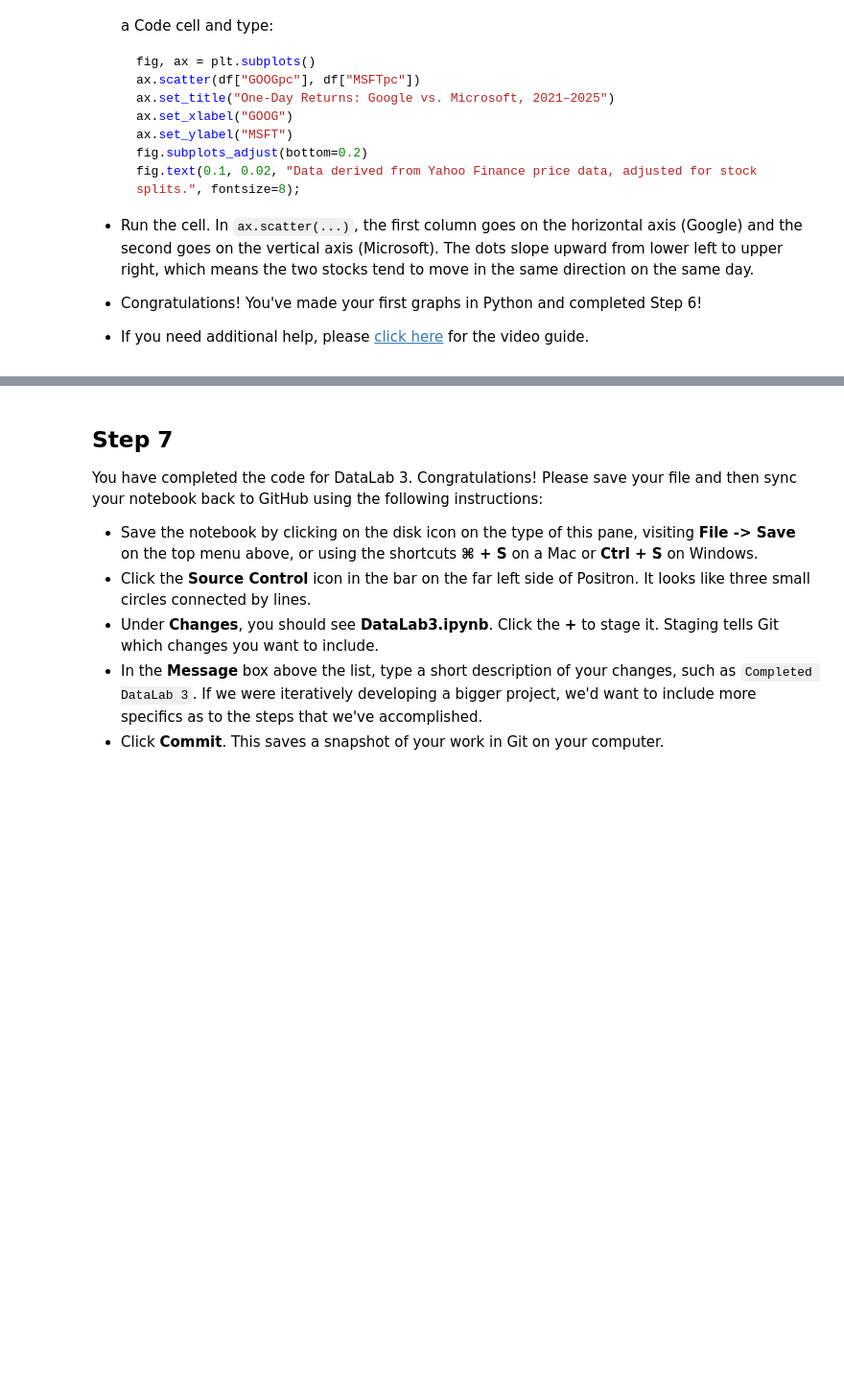
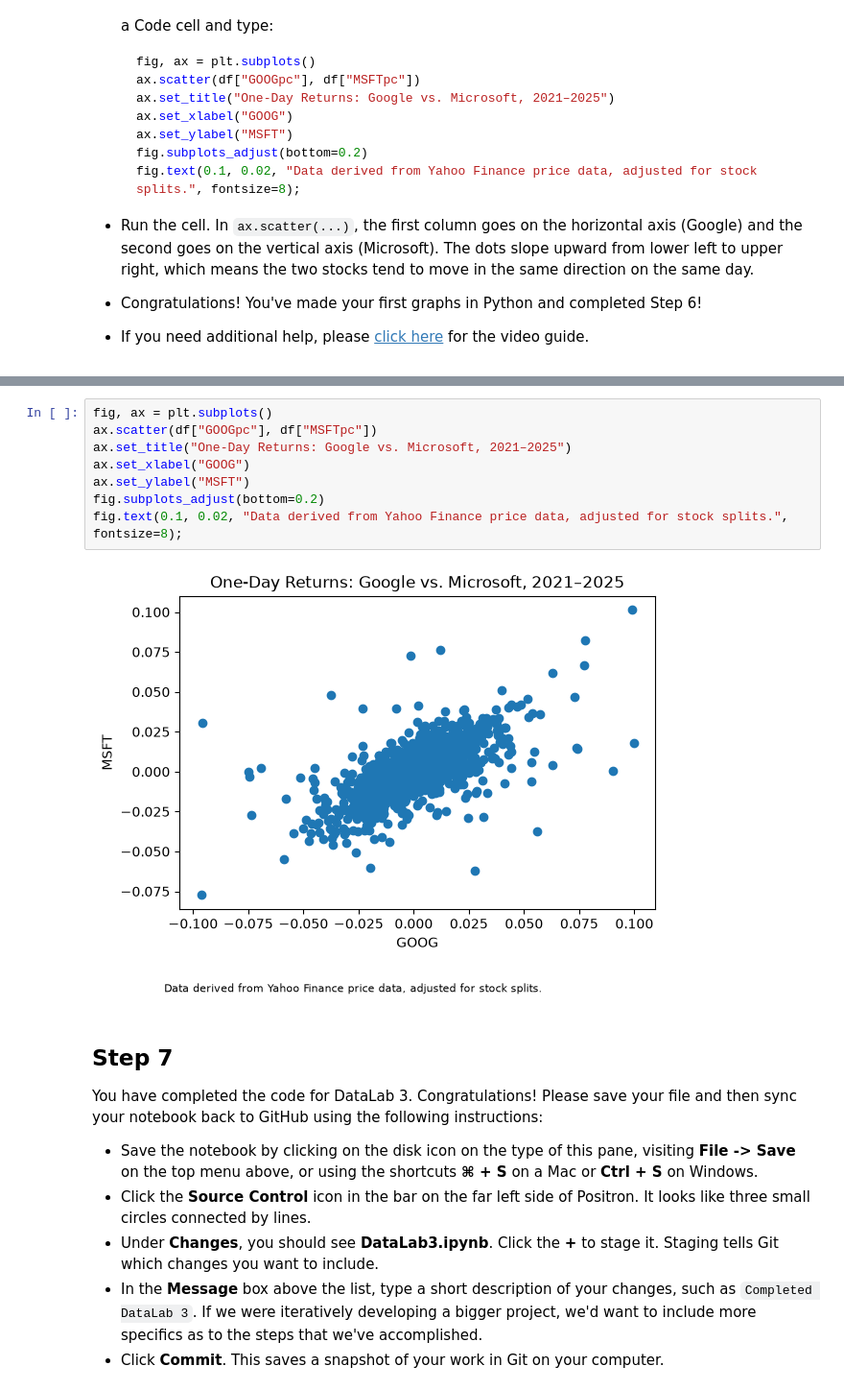
Before and after one commit to bjparsley/cu-quantitative-methods-fall-2026-datalab-3-bjparsley, a Jupyter notebook: DataLab3.ipynb, the cells around one changed output, grey strips where cells are left out. Shown at 96% size. Drawn from its saved outputs; the diff is of its cells as text; blank space fills up the shorter version.

```diff
--- a/DataLab3.ipynb
+++ b/DataLab3.ipynb
@@ -253,3 +275,13 @@ Now let's visualize our data with three graphs: a line graph of prices, a histog
+# %%
+fig, ax = plt.subplots()
+ax.scatter(df["GOOGpc"], df["MSFTpc"])
+ax.set_title("One-Day Returns: Google vs. Microsoft, 2021–2025")
+ax.set_xlabel("GOOG")
+ax.set_ylabel("MSFT")
+fig.subplots_adjust(bottom=0.2)
+fig.text(0.1, 0.02, "Data derived from Yahoo Finance price data, adjusted for stock splits.", fontsize=8);
+# %% [output]
+[figure, added]
 # %% [markdown]
 ## Step 7
 You have completed the code for DataLab 3. Congratulations! Please save your file and then sync your notebook back to GitHub using the following instructions:
```
Also changed, not shown: parts of 2 cells of this notebook.
